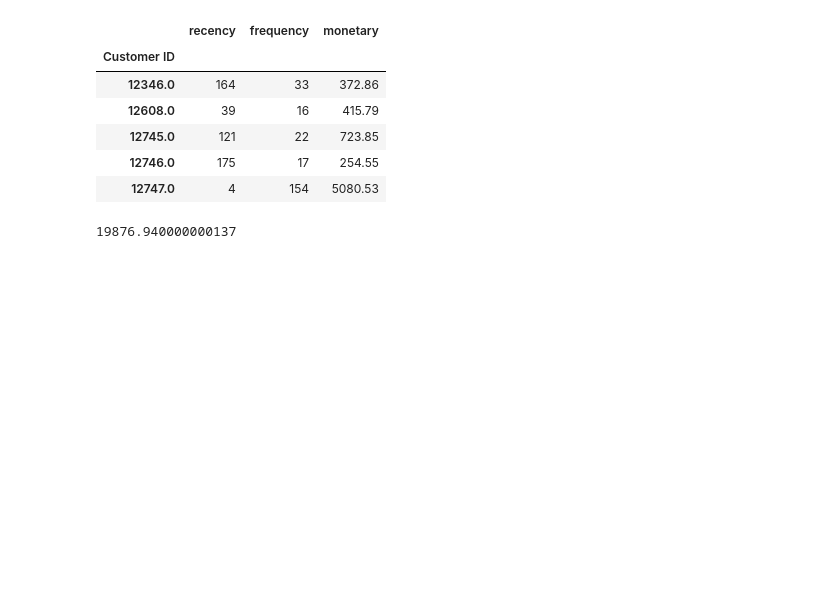
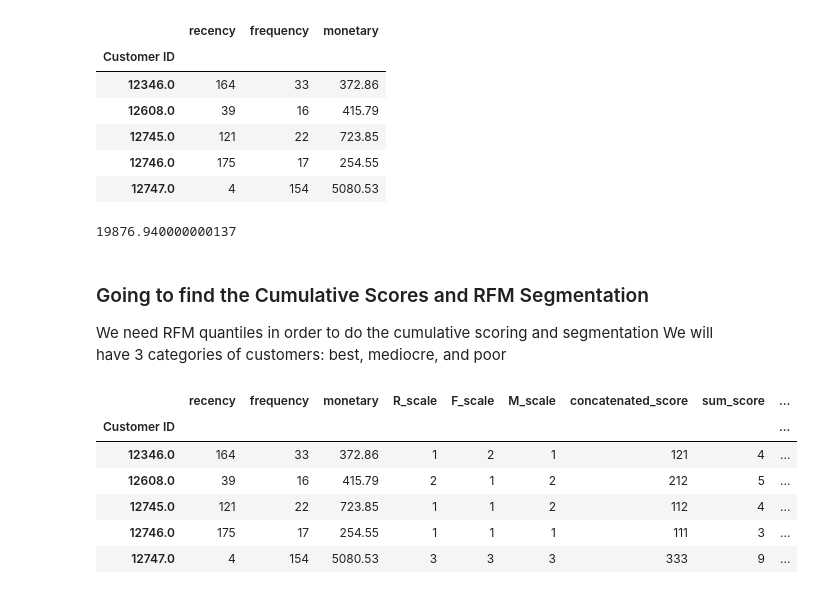
Before and after one commit to JJLZ21/ECS171-final-project, a Jupyter notebook: ml_file.ipynb, the cells around one changed output. Saved outputs shown, nothing was run; the diff lists cells and outputs as text; code cells hidden in the pictures; blank space fills up the shorter version.

Commit message:
Add files via upload
This includes rfm segmentation and cumulative scores.

```diff
--- a/ml_file.ipynb
+++ b/ml_file.ipynb
@@ -749,3 +749,47 @@ rfm.head()
 rfm.loc[12748.0,'monetary']
 # %% [output]
 19876.940000000137
+# %% [markdown]
+### Going to find the Cumulative Scores and RFM Segmentation
+We need RFM quantiles in order to do the cumulative scoring and segmentation
+We will have 3 categories of customers: best, mediocre, and poor
+# %%
+#I am creating 3 groups for recency, frequency, and monetary
+
+#first line:r_scale contains all the labels 1,2,3. There is a step of -1 in the range function because the lower the score the more recent the transaction is.
+r_scale = range(3,0,-1)
+#create a column accounts for the r_scale
+R_Scale = pd.qcut(rfm["recency"], q = 3, labels = r_scale)
+
+#f_scale contains all the labels 1,2,3
+f_scale = range(1,4)
+#create a column that accounts for the f_scale
+F_Scale = pd.qcut(rfm["frequency"], q = 3, labels = f_scale)
+
+#m_scale contain all the labels 1,2,3
+m_scale = range(1,4)
+#create a column that accounts for the r_scale
+M_Scale = pd.qcut(rfm["monetary"], q = 3, labels = m_scale)
+
+#put all columns in rfm and chane Dtype from category to str(we need to do this so .map(str) work in the next few lines)
+rfm["R_scale"],rfm["F_scale"], rfm["M_scale"] = R_Scale.values.astype(str),F_Scale.values.astype(str),M_Scale.values.astype(str)
+
+#create rfm segment(concatenated_score) and rfm score(sum_score) column(we need to change 'concatenated_score' into a string to get the sum)
+rfm['concatenated_score'] =  rfm["R_scale"].map(str) + rfm["F_scale"].map(str) +rfm["M_scale"].map(str)
+rfm['sum_score'] = rfm["R_scale"].astype(int) + rfm["F_scale"].astype(int) +rfm["M_scale"].astype(int)
+
+#label customer as best, mediocre, or poor
+customer_labels = ['Poor', 'Mediocre', 'Best']
+customer_quantiles = pd.qcut(rfm['sum_score'], q=3, labels = customer_labels)
+rfm['customer_categories'] = customer_quantiles.values
+
+#want to see the results: rfm dataframe
+rfm.head()
+# %% [output]
+|  | recency | frequency | monetary | R_scale | F_scale | M_scale | concatenated_score | sum_score | ... |
+| Customer ID |  |  |  |  |  |  |  |  | ... |
+| 12346.0 | 164 | 33 | 372.86 | 1 | 2 | 1 | 121 | 4 | ... |
+| 12608.0 | 39 | 16 | 415.79 | 2 | 1 | 2 | 212 | 5 | ... |
+| 12745.0 | 121 | 22 | 723.85 | 1 | 1 | 2 | 112 | 4 | ... |
+| 12746.0 | 175 | 17 | 254.55 | 1 | 1 | 1 | 111 | 3 | ... |
+| 12747.0 | 4 | 154 | 5080.53 | 3 | 3 | 3 | 333 | 9 | ... |
```
Also changed, not shown: parts of 22 cells of this notebook.
